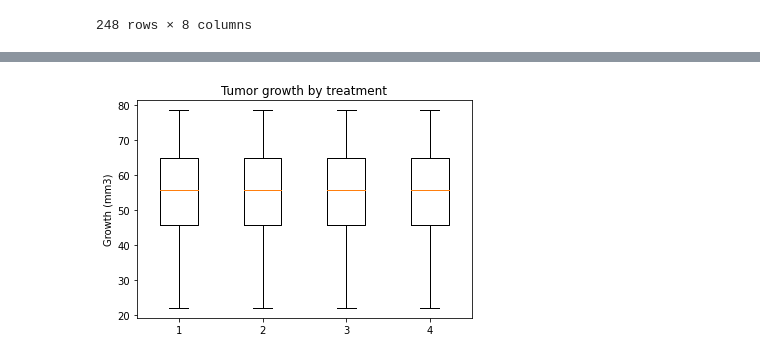
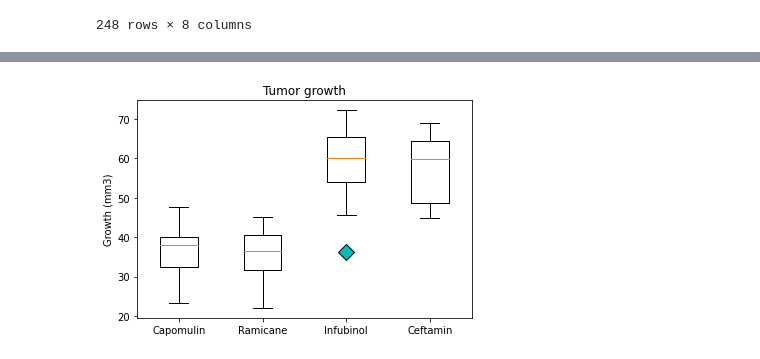
Before and after one commit to carlosmendozaj/Matplotlib_Homework, a Jupyter notebook: Main.ipynb, the cells around one changed output, grey strips where cells are left out. Cells and saved outputs as stored; diff of their text form; code cells hidden in the pictures.

```diff
--- a/Main.ipynb
+++ b/Main.ipynb
@@ -252,0 +196,33 @@ For Ceftamin values below 17.109230961249963 and above 93.82025999125004 could b
+# %%
+# Put treatments into a list for for loop (and later for plot labels)
+treatments = ["Capomulin", "Ramicane","Infubinol","Ceftamin"]
+
+# Create empty list to fill with tumor vol data (for plotting)
+tumor_vol = []
+
+# Calculate the IQR and quantitatively determine if there are any potential outliers.
+# Locate the rows which contain mice on each drug and get the tumor volumes
+# add subset
+# Determine outliers using upper and lower bounds
+
+#loops through all four treatements and prints their outliers
+for treatment in treatments:
+    tumor = merge_df.loc[merge_df['Drug Regimen'] == treatment, 'Tumor Volume (mm3)']
+    tumor_vol.append(tumor)
+
+    quartiles = tumor.quantile([.25,.5,.75])
+    lowerq = quartiles[0.25]
+    upperq = quartiles[0.75]
+    iqr = upperq-lowerq
+
+
+    lower_bound = lowerq - (1.5*iqr)
+    upper_bound = upperq + (1.5*iqr)
+    print(f"For {treatment} values below {lower_bound} and above {upper_bound} could be outliers")
+
+
+
+    outlier_tumor = tumor.loc[(tumor < lower_bound)
+                              | (tumor> upper_bound)].count()
+
+    print(f"Outliers for {treatment} are  {outlier_tumor}.")
@@ -253,11 +238,14 @@ For Ceftamin values below 17.109230961249963 and above 93.82025999125004 could b
 # %%
 # Generate a box plot of the final tumor volume of each mouse across four regimens of interest
-flierprops = dict(marker='*', markerfacecolor='y', markersize=12,
-                  linestyle='none')
+
+filerprops = dict(markerfacecolor='c', marker='D',
+                  markersize=12, linestyle='none')
 fig1, ax1 = plt.subplots()
-ax1.set_title('Tumor growth by treatment')
+ax1.set_title('Tumor growth')
 ax1.set_ylabel('Growth (mm3)')
-ax1.boxplot(tumor_vol_data, flierprops = flierprops)
+
+ax1.boxplot(tumor_vol,  labels = treatments, flierprops=filerprops)
+
 plt.show()
 # %% [output]
-[figure, old version]
+[figure, new version]
```
Also changed, not shown: parts of 6 cells of this notebook.
